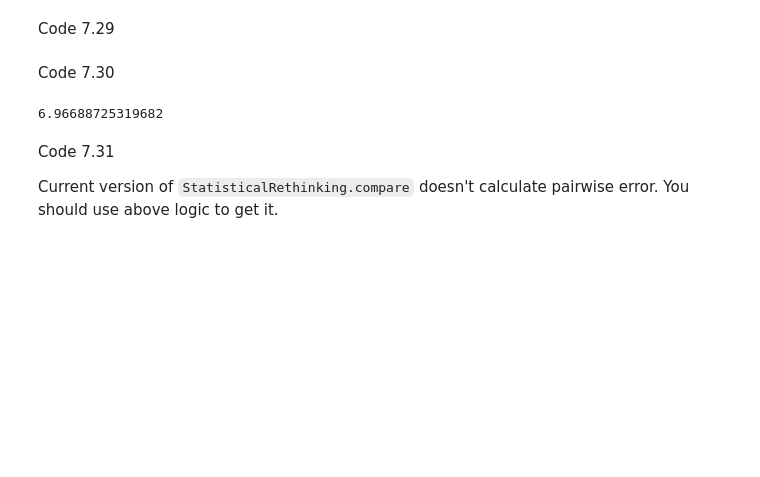
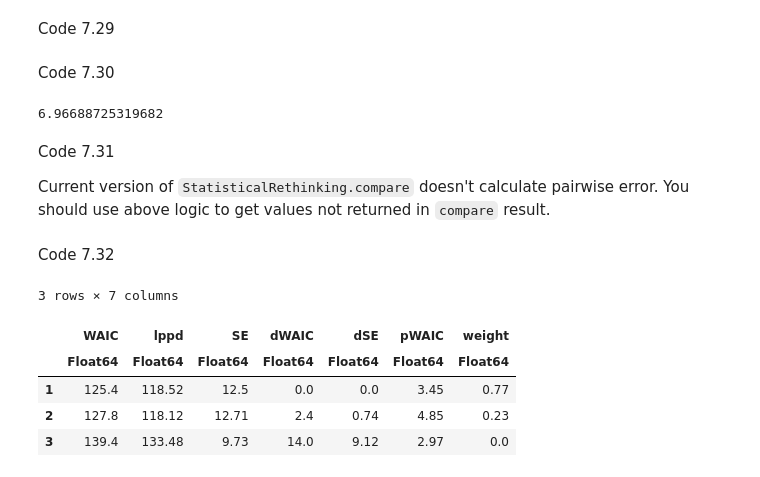
Before and after one commit to Shmuma/rethinking-2ed-julia, a Jupyter notebook: 07-Chapter 7. Ulysses' Compass.ipynb, the cells around one changed output. Cells and saved outputs as stored; diff of their text form; code cells hidden in the pictures; blank space fills up the shorter version.

```diff
--- a/07-Chapter 7. Ulysses' Compass.ipynb
+++ b/07-Chapter 7. Ulysses' Compass.ipynb
@@ -41,18 +41,20 @@ If you want, you can experiment with NUTS sampler for models in 7.1 and 7.2.
 
 In addition, you can also check this discussion: https://github.com/StatisticalRethinkingJulia/StatisticalRethinkingTuring.jl/issues/7
 # %%
-# TODO: move into the Turing package!
+# TODO: move into Rethinking package
 import StatsBase: sample
 import Turing: ModeResult
+import LinearAlgebra: Symmetric
 
 function sample(mode_result::ModeResult, count::Int)::DataFrame
     names = coefnames(mode_result)
-    means = coef(mode_result)
-    sigmas = stderror(mode_result)
+    means = coef(estim)
+    sigmas = Symmetric(vcov(estim))
+    dat = rand(MvNormal(means, sigmas), count)
 
     DataFrame([
-        name => rand(Normal(μ, σ), count)
-        for (name, μ, σ) ∈ zip(names, means, sigmas)
+        n => r
+        for (n, r) ∈ zip(names, eachrow(dat))
     ])
 end
 # %% [output]
@@ -64,12 +66,12 @@ Random.seed!(1)
     a ~ Normal(0.5, 1)
     b ~ Normal(0, 10)
     μ = @. a + b*mass_std
-    log_σ ~ Normal()
+    log_σ ~ Normal(0, 1)
     brain_std ~ MvNormal(μ, exp(log_σ))
 end
 
 estim = optimize(model_m7_1(d.mass_std, d.brain_std), MAP())
-m7_1 = sample(estim, 10000)
+m7_1 = sample(estim, 1000)
 precis(m7_1)
 # %% [output]
 ┌───────┬─────────────────────────────────────────────────────────┐
@@ -609,4 +608,6 @@ sqrt(n*StatisticalRethinking.var2(diff_m6_68))
 # %% [markdown]
 Code 7.31
 
-Current version of `StatisticalRethinking.compare` doesn't calculate pairwise error. You should use above logic to get it.
+Current version of `StatisticalRethinking.compare` doesn't calculate pairwise error. You should use above logic to get values not returned in `compare` result.
+# %% [markdown]
+Code 7.32
@@ -612,0 +653,21 @@ Current version of `StatisticalRethinking.compare` doesn't calculate pairwise er
+# %%
+fun = (r, (x,y)) -> normlogpdf(r.a + r.bA * x, r.σ, y)
+m5_1_ll = StatisticalRethinking.link(m5_1_df, fun, zip(d.A, d.D));
+m5_1_ll = hcat(m5_1_ll...)
+
+fun = (r, (x,y)) -> normlogpdf(r.a + r.bM * x, r.σ, y)
+m5_2_ll = StatisticalRethinking.link(m5_2_df, fun, zip(d.M, d.D));
+m5_2_ll = hcat(m5_2_ll...)
+
+fun = (r, (a,m,y)) -> normlogpdf(r.a + r.bA * a + r.bM * m, r.σ, y)
+m5_3_ll = StatisticalRethinking.link(m5_3_df, fun, zip(d.A, d.M, d.D));
+m5_3_ll = hcat(m5_3_ll...);
+# %%
+compare([m5_1_ll, m5_2_ll, m5_3_ll], :waic)
+# %% [output]
+3 rows × 7 columns
+|  | WAIC | lppd | SE | dWAIC | dSE | pWAIC | weight |
+|  | Float64 | Float64 | Float64 | Float64 | Float64 | Float64 | Float64 |
+| 1 | 125.4 | 118.52 | 12.5 | 0.0 | 0.0 | 3.45 | 0.77 |
+| 2 | 127.8 | 118.12 | 12.71 | 2.4 | 0.74 | 4.85 | 0.23 |
+| 3 | 139.4 | 133.48 | 9.73 | 14.0 | 9.12 | 2.97 | 0.0 |
```
Also changed, not shown: parts of 20 cells of this notebook, 3 other files.
